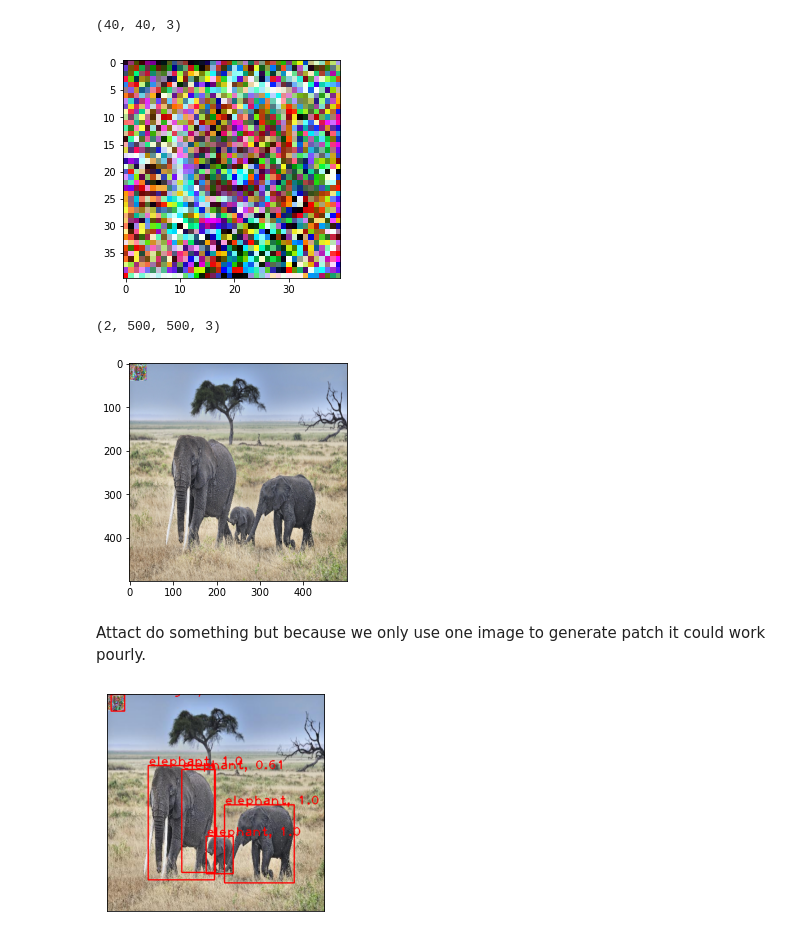
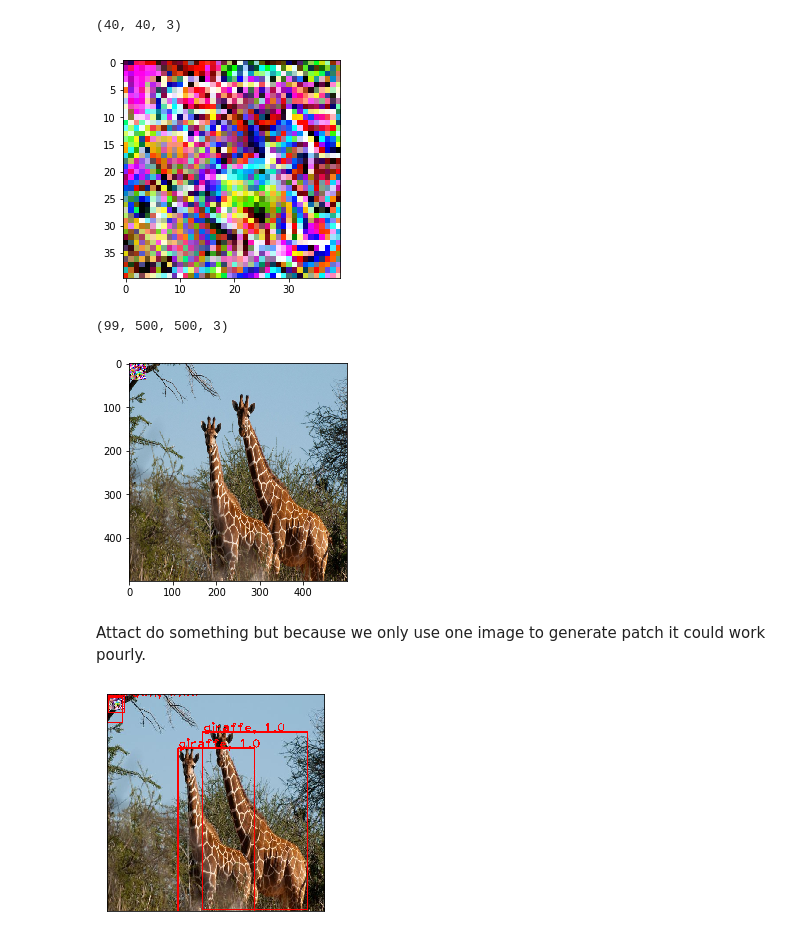
Before and after one commit to sebastiankul-99/ART-AGH, a Jupyter notebook: ObjectDetectionWithArt.ipynb, the cells around one changed output. Drawn from its saved outputs; the diff is of its cells as text; code cells hidden in the pictures.

Commit message:
Implementing RobustDPatch attack

```diff
--- a/ObjectDetectionWithArt.ipynb
+++ b/ObjectDetectionWithArt.ipynb
@@ -122,3 +131,8 @@ draw_image_with_boxes("elephant.jpg")
 # %%
 attackDPatch = art.attacks.evasion.DPatch(art_model, batch_size = 1)
 attackRobustDPatch = art.attacks.evasion.RobustDPatch(art_model, batch_size = 1)
+# %%
+
+annFile='annotations\instances_val2017.json'
+# %%
+coco=COCO(annFile)
@@ -124,0 +144,7 @@ attackRobustDPatch = art.attacks.evasion.RobustDPatch(art_model, batch_size = 1)
+# %%
+cats = coco.loadCats(coco.getCatIds())
+nms=[cat['name'] for cat in cats]
+print('COCO categories: \n{}\n'.format(' '.join(nms)))
+
+nms = set([cat['supercategory'] for cat in cats])
+print('COCO supercategories: \n{}'.format(' '.join(nms)))
@@ -124,0 +157,6 @@ attackRobustDPatch = art.attacks.evasion.RobustDPatch(art_model, batch_size = 1)
+# %%
+catIds = coco.getCatIds(catNms=['giraffe','zebra','elephant']);
+imgIds=[]
+for i in catIds:
+    imgIds.append(coco.getImgIds(catIds=i ))
+imgIds = [item for sublist in imgIds for item in sublist]
@@ -192,21 +252,21 @@ print(adv_patch_images.shape)
 (40, 40, 3)
 # %%
 patch_img = Image.fromarray((adv_patch_images).astype(np.uint8))
-patch_img.save("RobustDPatch.jpg")
+patch_img.save("RobustDPatch2.jpg")
 plt.imshow(patch_img)
 plt.show()
 # %% [output]
-[figure, old version]
+[figure, new version]
 # %%
 pathed_image = attackRobustDPatch.apply_patch(np.float32(images_array))
 # %%
 print(pathed_image.shape)
 # %% [output]
-(2, 500, 500, 3)
+(99, 500, 500, 3)
 # %%
-image = Image.fromarray((pathed_image[0,:,:,:]).astype(np.uint8))
+image = Image.fromarray((pathed_image[98,:,:,:]).astype(np.uint8))
 plt.imshow(image)
 plt.show()
 # %% [output]
-[figure, old version]
+[figure, new version]
 # %%
@@ -214,6 +274,6 @@ image.save("robust_elephants.jpg")
 # %% [markdown]
 Attact do something but because we only use one image to generate patch it could work pourly.
 # %%
-draw_image_with_boxes("robust_elephants.jpg")
+draw_image_with_boxes("robust_giraffe.jpg")
 # %% [output]
-[figure, old version]
+[figure, new version]
```
Also changed, not shown: parts of 20 cells of this notebook, 3 other files.
